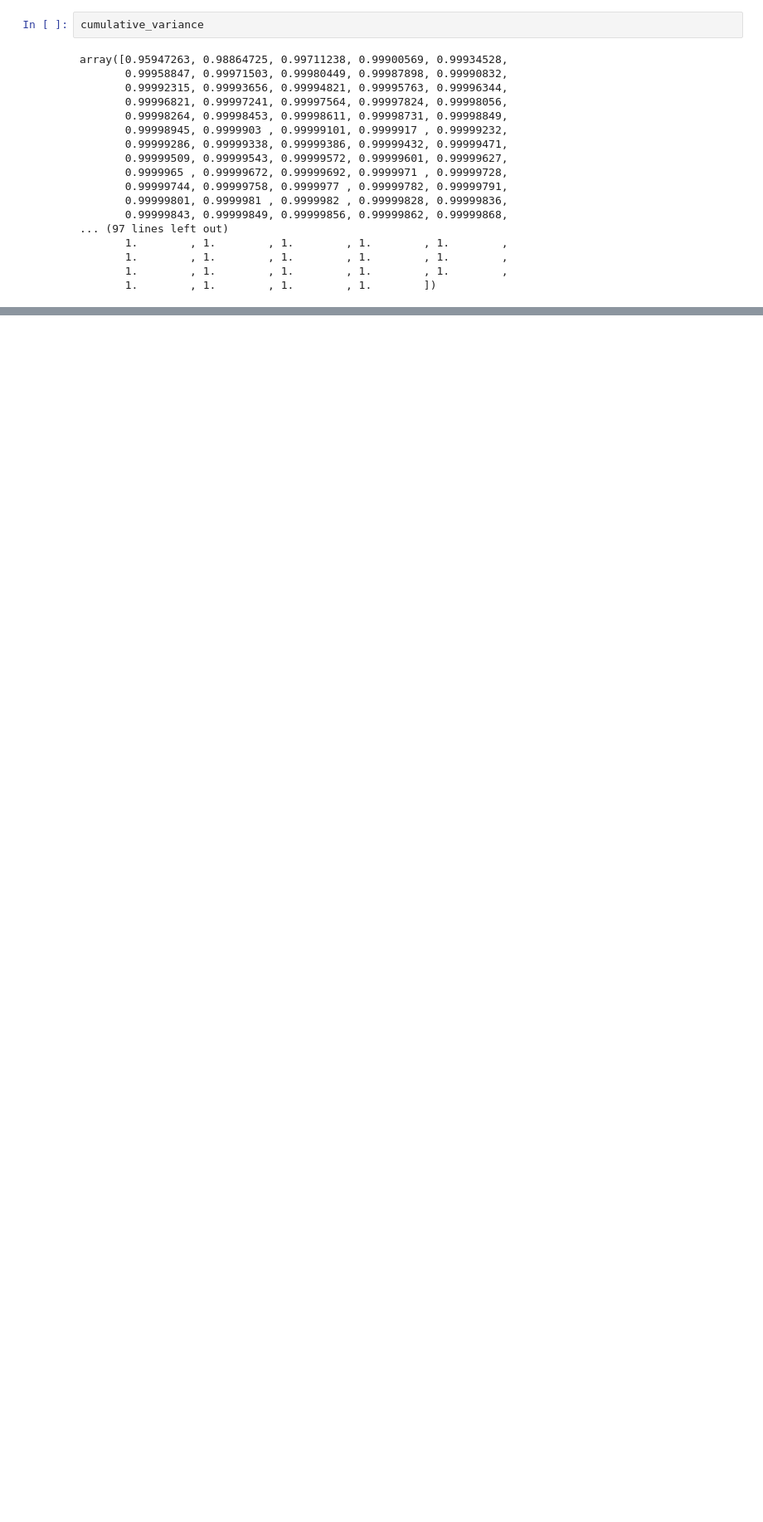
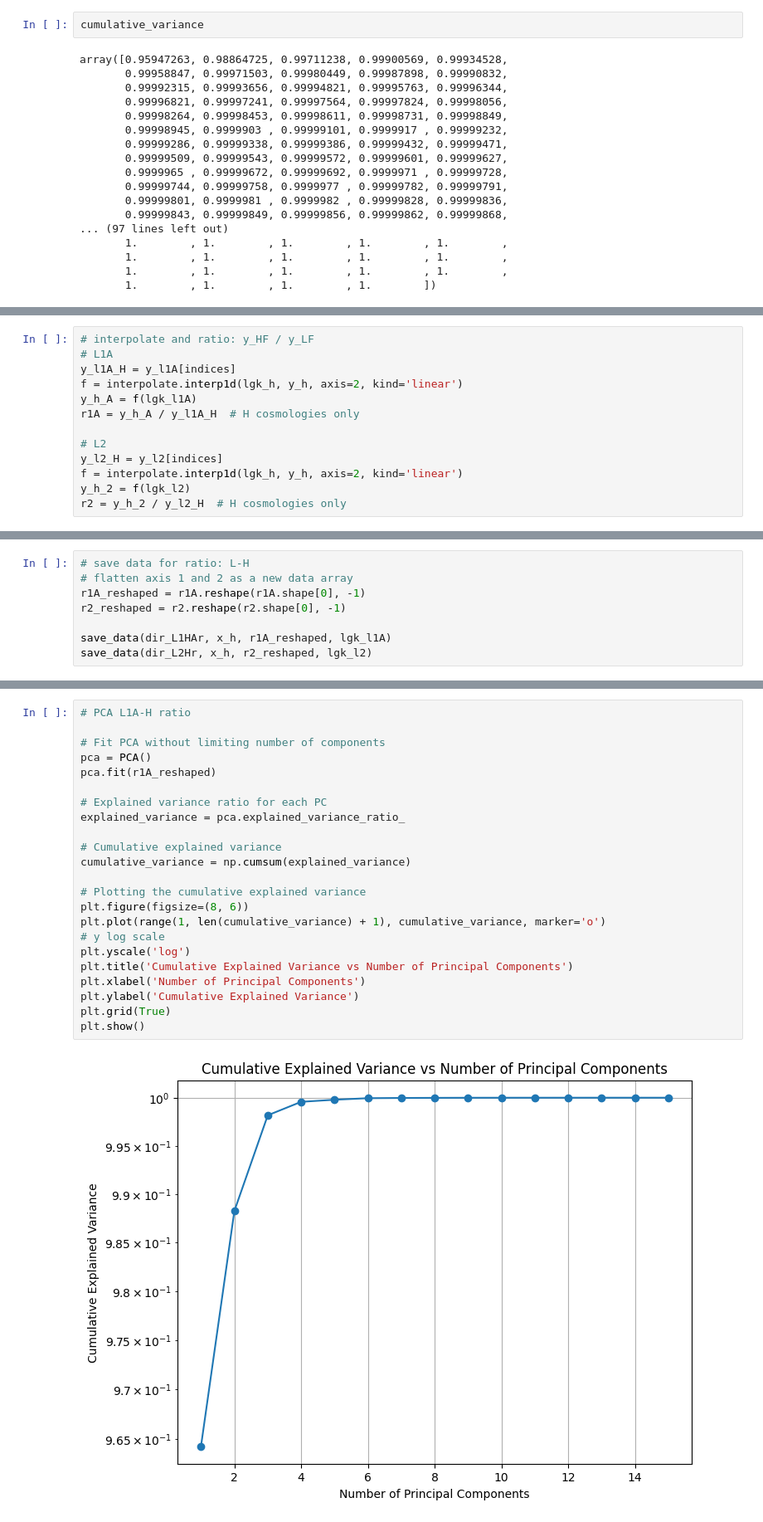
Before and after one commit to astro-YYH/T2N-MusE, a Jupyter notebook: data/prepare_data_cut_ratio.ipynb, the cells around one changed output, grey strips where cells are left out. Shown at 83% size. Saved outputs shown, nothing was run; the diff lists cells and outputs as text; blank space fills up the shorter version.

```diff
--- a/data/prepare_data_cut_ratio.ipynb
+++ b/data/prepare_data_cut_ratio.ipynb
@@ -318,0 +387,13 @@ array([0.95947263, 0.98864725, 0.99711238, 0.99900569, 0.99934528,
+# %%
+# interpolate and ratio: y_HF / y_LF
+# L1A
+y_l1A_H = y_l1A[indices]
+f = interpolate.interp1d(lgk_h, y_h, axis=2, kind='linear')
+y_h_A = f(lgk_l1A)
+r1A = y_h_A / y_l1A_H  # H cosmologies only
+
+# L2
+y_l2_H = y_l2[indices]
+f = interpolate.interp1d(lgk_h, y_h, axis=2, kind='linear')
+y_h_2 = f(lgk_l2)
+r2 = y_h_2 / y_l2_H  # H cosmologies only
@@ -318,0 +404,8 @@ array([0.95947263, 0.98864725, 0.99711238, 0.99900569, 0.99934528,
+# %%
+# save data for ratio: L-H
+# flatten axis 1 and 2 as a new data array
+r1A_reshaped = r1A.reshape(r1A.shape[0], -1)
+r2_reshaped = r2.reshape(r2.shape[0], -1)
+
+save_data(dir_L1HAr, x_h, r1A_reshaped, lgk_l1A)
+save_data(dir_L2Hr, x_h, r2_reshaped, lgk_l2)
@@ -318,0 +416,25 @@ array([0.95947263, 0.98864725, 0.99711238, 0.99900569, 0.99934528,
+# %%
+# PCA L1A-H ratio
+
+# Fit PCA without limiting number of components
+pca = PCA()
+pca.fit(r1A_reshaped)
+
+# Explained variance ratio for each PC
+explained_variance = pca.explained_variance_ratio_
+
+# Cumulative explained variance
+cumulative_variance = np.cumsum(explained_variance)
+
+# Plotting the cumulative explained variance
+plt.figure(figsize=(8, 6))
+plt.plot(range(1, len(cumulative_variance) + 1), cumulative_variance, marker='o')
+# y log scale
+plt.yscale('log')
+plt.title('Cumulative Explained Variance vs Number of Principal Components')
+plt.xlabel('Number of Principal Components')
+plt.ylabel('Cumulative Explained Variance')
+plt.grid(True)
+plt.show()
+# %% [output]
+[figure, added]
```
Also changed, not shown: parts of 20 cells of this notebook, 7 other files.
